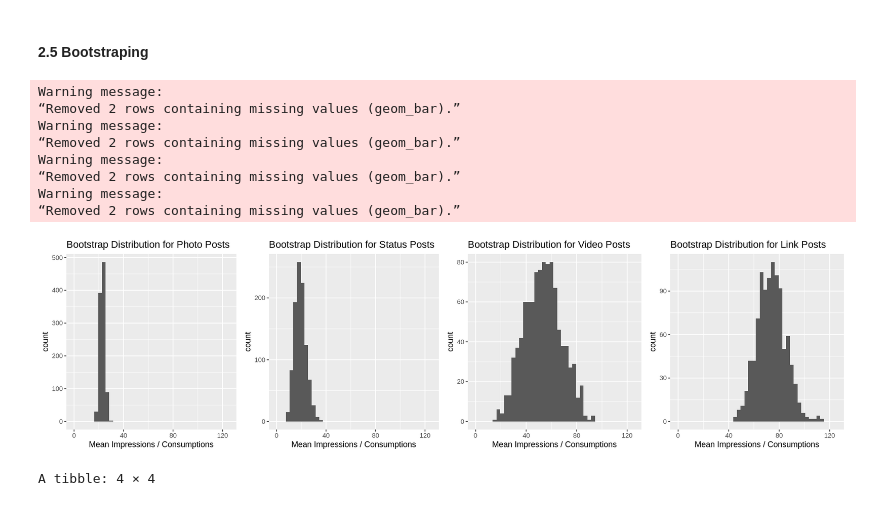
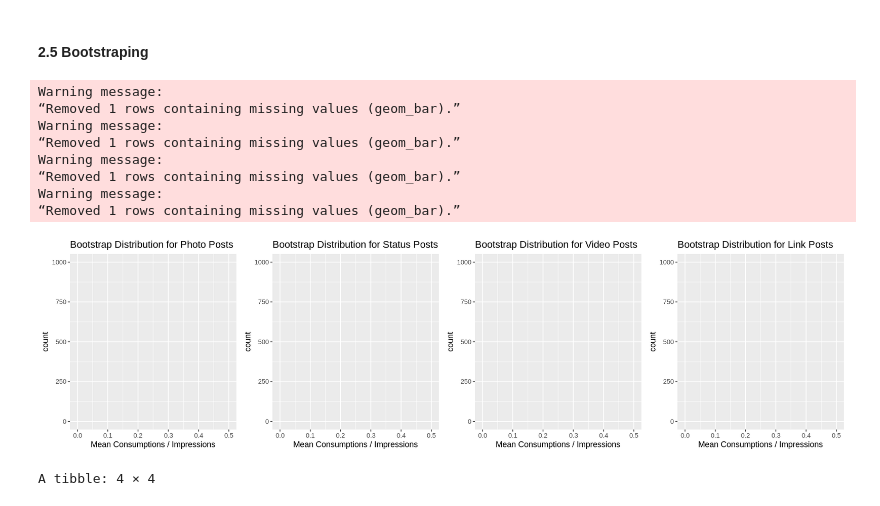
Before and after one commit to Damaay/STAT-201-Project, a Jupyter notebook: Group 33.ipynb, the cells around one changed output. Drawn from its saved outputs; the diff is of its cells as text; code cells hidden in the pictures.

Commit message:
fixed ratio
fixed ratio but graphs not showing

```diff
--- a/Group 33.ipynb
+++ b/Group 33.ipynb
@@ -55,11 +64,11 @@ names(data)<-make.names(names(data),unique = TRUE)
 # Select only the variables of interest
 data_selected = data %>%
     select(Type, Lifetime.Post.Total.Impressions, Lifetime.Post.Consumptions) %>%
-    mutate(ratio=Lifetime.Post.Total.Impressions/Lifetime.Post.Consumptions) %>%
+    mutate(ratio=Lifetime.Post.Consumptions/Lifetime.Post.Total.Impressions) %>%
     filter(!is.na(Type))
 
 # Assign new more manageable column names
-names(data_selected) <- c("Type", "LifetimeImpressions", "LifetimeConsumptions", "ImpressionsOverConsumptions")
+names(data_selected) <- c("Type", "LifetimeImpressions", "LifetimeConsumptions", "ConsumptionsOverImpressions")
 
 # Here we break the dataset apart by type for later use
 data_photo = data_selected %>%
@@ -155,25 +164,25 @@ The second plot which compares the ratios shows a higher ratio for both Link and
 bootstrap_photo <- data_photo %>%
     rep_sample_n(reps = 1000, size = 426, replace = TRUE) %>%
     group_by(replicate) %>%
-    summarize(mean_ratio = mean(ImpressionsOverConsumptions)) %>%
+    summarize(mean_ratio = mean(ConsumptionsOverImpressions)) %>%
     select(mean_ratio)
 
 bootstrap_status <- data_status %>%
     rep_sample_n(reps = 1000, size = 45, replace = TRUE) %>%
     group_by(replicate) %>%
-    summarize(mean_ratio = mean(ImpressionsOverConsumptions)) %>%
+    summarize(mean_ratio = mean(ConsumptionsOverImpressions)) %>%
     select(mean_ratio)
 
 bootstrap_video <- data_video %>%
     rep_sample_n(reps = 1000, size = 7, replace = TRUE) %>%
     group_by(replicate) %>%
-    summarize(mean_ratio = mean(ImpressionsOverConsumptions)) %>%
+    summarize(mean_ratio = mean(ConsumptionsOverImpressions)) %>%
     select(mean_ratio)
 
 bootstrap_link <- data_link %>%
     rep_sample_n(reps = 1000, size = 22, replace = TRUE) %>%
     group_by(replicate) %>%
-    summarize(mean_ratio = mean(ImpressionsOverConsumptions)) %>%
+    summarize(mean_ratio = mean(ConsumptionsOverImpressions)) %>%
     select(mean_ratio)
 # %%
 options(repr.plot.width = 15, repr.plot.height = 4)
@@ -182,46 +191,46 @@ options(repr.plot.width = 15, repr.plot.height = 4)
 bootstrap_photo_plot <- bootstrap_photo %>%
     ggplot(aes(x = mean_ratio)) +
     geom_histogram(binwidth = 3) +
-    xlab("Mean Impressions / Consumptions")
+    xlab("Mean Consumptions / Impressions")
 
 bootstrap_status_plot <- bootstrap_status %>%
     ggplot(aes(x = mean_ratio)) +
     geom_histogram(binwidth = 3) +
-    xlab("Mean Impressions / Consumptions")
+    xlab("Mean Consumptions / Impressions")
 
 bootstrap_video_plot <- bootstrap_video %>%
     ggplot(aes(x = mean_ratio)) +
     geom_histogram(binwidth = 3) +
-    xlab("Mean Impressions / Consumptions")
+    xlab("Mean Consumptions / Impressions")
 
 bootstrap_link_plot <- bootstrap_link %>%
     ggplot(aes(x = mean_ratio)) +
     geom_histogram(binwidth = 3) +
-    xlab("Mean Impressions / Consumptions")
+    xlab("Mean Consumptions / Impressions")
 
 plot_grid(bootstrap_photo_plot +
               labs(title = "Bootstrap Distribution for Photo Posts") +
               scale_x_continuous(limits = c(0, 125)),
           bootstrap_status_plot +
               labs(title = "Bootstrap Distribution for Status Posts") +
               scale_x_continuous(limits = c(0, 125)),
           bootstrap_video_plot +
               labs(title = "Bootstrap Distribution for Video Posts") +
               scale_x_continuous(limits = c(0, 125)),
           bootstrap_link_plot +
               labs(title = "Bootstrap Distribution for Link Posts") +
               scale_x_continuous(limits = c(0, 125)),
           ncol = 4)
 # %% [output]
 Warning message:
-“Removed 2 rows containing missing values (geom_bar).”
+“Removed 1 rows containing missing values (geom_bar).”
 Warning message:
-“Removed 2 rows containing missing values (geom_bar).”
+“Removed 1 rows containing missing values (geom_bar).”
 Warning message:
-“Removed 2 rows containing missing values (geom_bar).”
+“Removed 1 rows containing missing values (geom_bar).”
 Warning message:
-“Removed 2 rows containing missing values (geom_bar).”
+“Removed 1 rows containing missing values (geom_bar).”
-[figure, old version]
+[figure, new version]
 # %%
 # In this cell we calculate the 90% confidence interval for the original means using the bootstraps calculated previously
 
```
Also changed, not shown: parts of 8 cells of this notebook.
